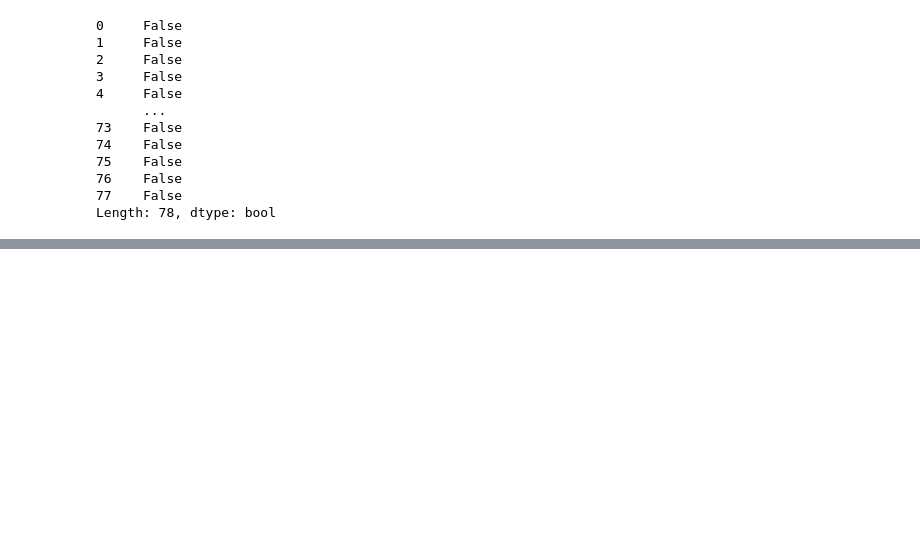
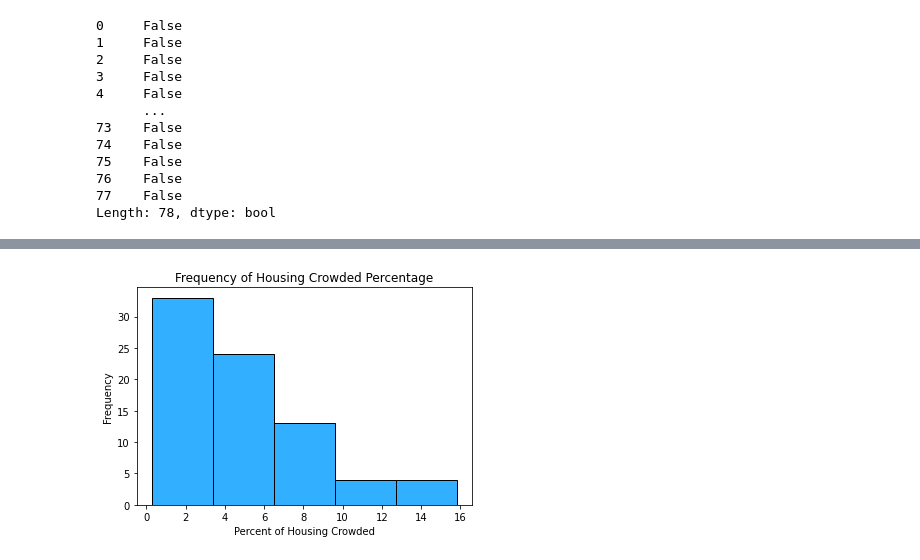
Before and after one commit to kaylajgranados/chicago_socioeconomic_status, a Jupyter notebook: EDA and Linear Regression.ipynb, the cells around one changed output, grey strips where cells are left out. Saved outputs shown, nothing was run; the diff lists cells and outputs as text; code cells hidden in the pictures; blank space fills up the shorter version.

```diff
--- a/EDA and Linear Regression.ipynb
+++ b/EDA and Linear Regression.ipynb
@@ -452,0 +250,13 @@ Linear regression equation: y = 1.0x + 16.82
+# %%
+# Create a histogram
+plt.hist(df['PERCENT OF HOUSING CROWDED'], bins=5, color='#33AFFF', edgecolor='black')
+
+# Add labels and title
+plt.xlabel('Percent of Housing Crowded')
+plt.ylabel('Frequency')
+plt.title('Frequency of Housing Crowded Percentage')
+
+# Show the plot
+plt.show()
+# %% [output]
+[figure, added]
```
Also changed, not shown: parts of 39 cells of this notebook, 1 other file.
